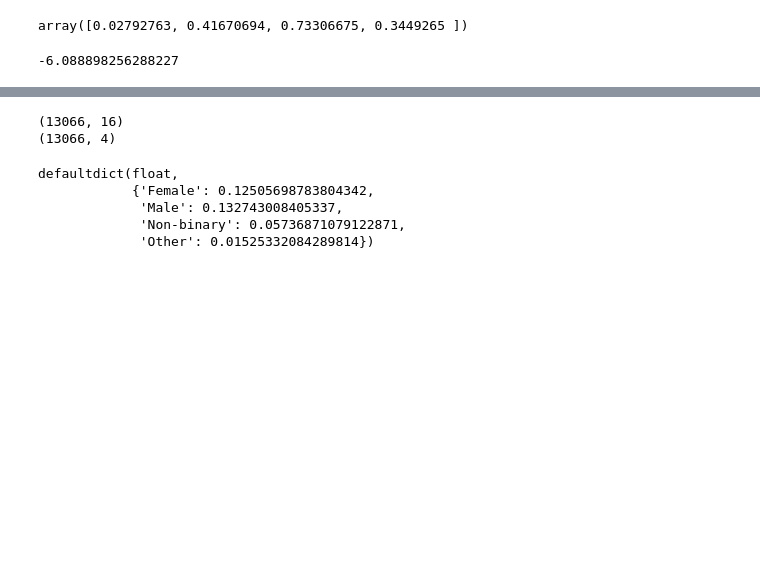
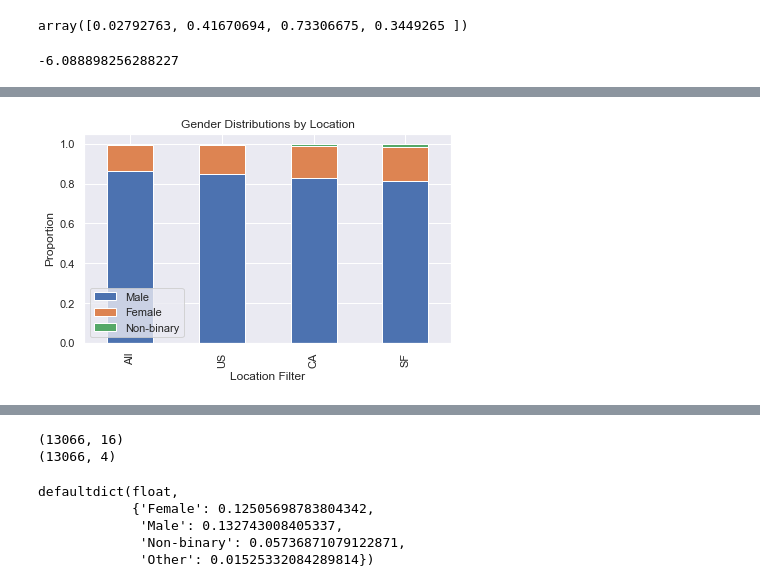
Before and after one commit to yu-lily/salary-analysis, a Jupyter notebook: 3.0-model.ipynb, the cells around one changed output, grey strips where cells are left out. Drawn from its saved outputs; the diff is of its cells as text; code cells hidden in the pictures; blank space fills up the shorter version.

```diff
--- a/3.0-model.ipynb
+++ b/3.0-model.ipynb
@@ -175,0 +194,16 @@ plt.legend()
+# %%
+X_us = X[X['country'] == 'United States']
+X_cali = X[X['state'] == 'California']
+X_sf = X[X['location'] == 'San Francisco, CA']
+# %%
+dfs = [X, X_us, X_cali, X_sf]
+gender_table = pd.concat([df['gender'].value_counts(normalize=True) for df in dfs], axis=1).T.drop('Other', axis=1)
+gender_table.index = ['All', 'US', 'CA', 'SF']
+gender_table.plot(kind='bar', stacked=True)
+plt.title("Gender Distributions by Location")
+plt.ylabel("Proportion")
+plt.xlabel("Location Filter")
+plt.tight_layout()
+plt.savefig('vis/dsc-167-2/gender_dist.png')
+# %% [output]
+[figure, added]
```
Also changed, not shown: parts of 15 cells of this notebook, 7 other files.
